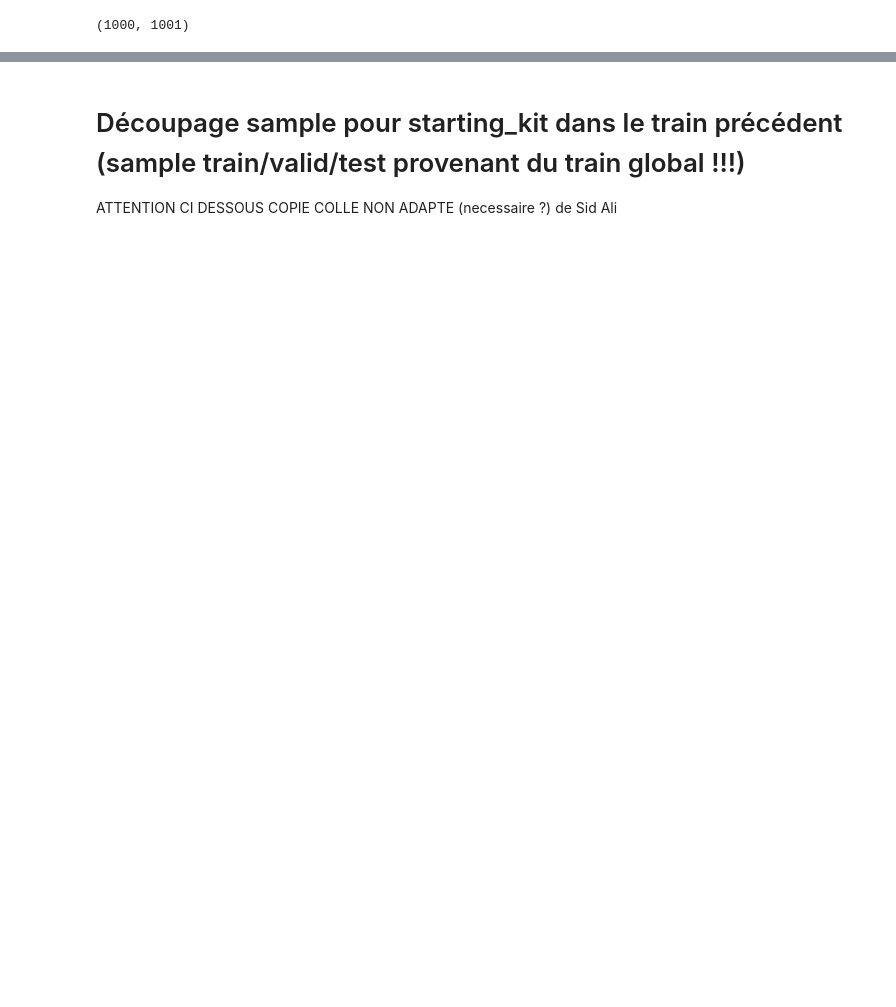
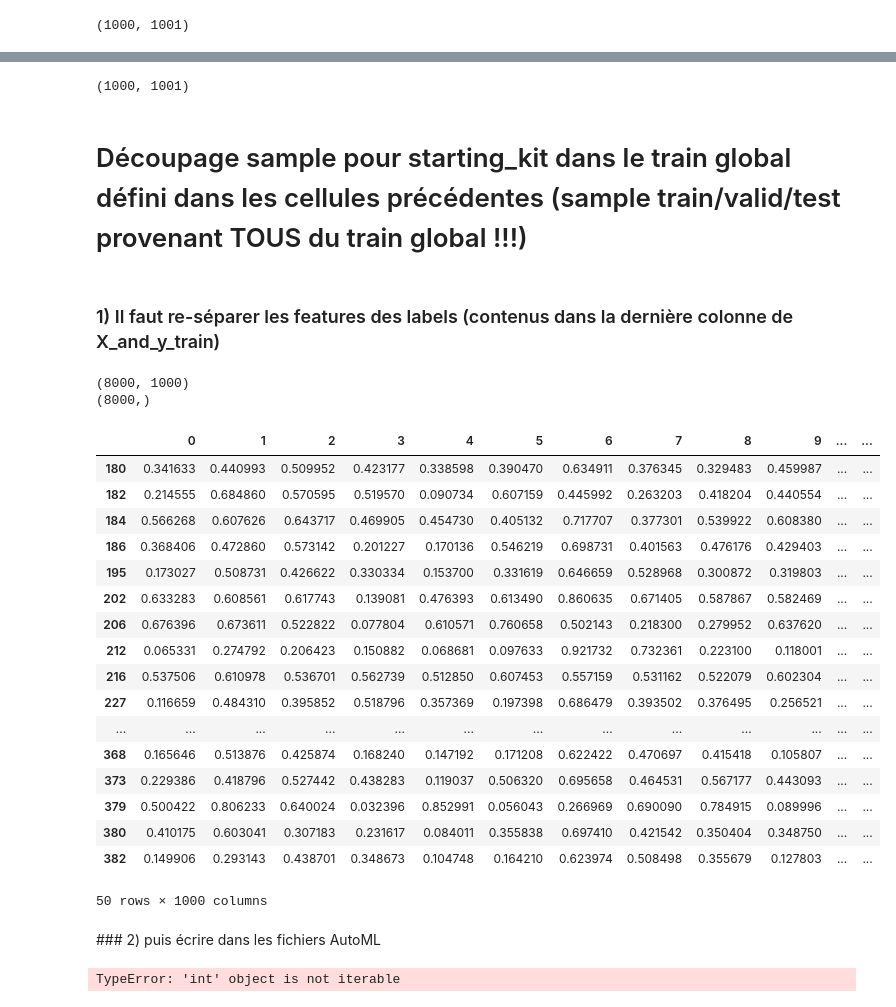
Before and after one commit to HADACA/HADACA, a Jupyter notebook: file_share/decoupageDefinitif_format_AutoML.ipynb, the cells around one changed output, grey strips where cells are left out. Drawn from its saved outputs; the diff is of its cells as text; code cells hidden in the pictures; blank space fills up the shorter version.

```diff
--- a/file_share/decoupageDefinitif_format_AutoML.ipynb
+++ b/file_share/decoupageDefinitif_format_AutoML.ipynb
@@ -246,22 +240,71 @@ print(X_and_y_valid.shape)
+# %%
+X_and_y_class0_test = X_and_y_class0[800:900]
+X_and_y_class1_test = X_and_y_class1[800:900]
+X_and_y_class2_test = X_and_y_class2[800:900]
+X_and_y_class3_test = X_and_y_class3[800:900]
+X_and_y_class4_test = X_and_y_class4[800:900]
+X_and_y_class5_test = X_and_y_class5[800:900]
+X_and_y_class6_test = X_and_y_class6[800:900]
+X_and_y_class7_test = X_and_y_class7[800:900]
+X_and_y_class8_test = X_and_y_class8[800:900]
+X_and_y_class9_test = X_and_y_class9[800:900]
+
+# TRAIN global par concaténations des 800 premiers de chaque classe pour obtenir un train équilibré
+X_and_y_test = pd.concat([X_and_y_class0_test,X_and_y_class1_test, X_and_y_class2_test,X_and_y_class3_test,X_and_y_class4_test,X_and_y_class5_test,X_and_y_class6_test,X_and_y_class7_test,X_and_y_class8_test,X_and_y_class9_test], axis=0, sort=False)
+print(X_and_y_test.shape)
+# %% [output]
+(1000, 1001)
 # %% [markdown]
-# Découpage sample pour starting_kit dans le train précédent (sample train/valid/test provenant du train global !!!)
-
-
-ATTENTION CI DESSOUS COPIE COLLE NON ADAPTE (necessaire ?) de Sid Ali
+# Découpage sample pour starting_kit dans le train global défini dans les cellules précédentes (sample train/valid/test provenant TOUS du train global !!!)
+# %% [markdown]
+### 1) Il faut re-séparer les features des labels (contenus dans la dernière colonne de X_and_y_train)
+# %%
+X_sample_startingKit = X_and_y_train.iloc[:,:-1]
+print(X_sample_startingKit.shape)
+#X_sample_startingKit.head(n=2)
+
+Y_sample_startingKit = X_and_y_train.iloc[:,-1]
+print(Y_sample_startingKit.shape)
+# %% [output]
+(8000, 1000)
+(8000,)
+# %%
+X_sample_startingKit[50:100]
+# %% [output]
+|  | 0 | 1 | 2 | 3 | 4 | 5 | 6 | 7 | 8 | 9 | ... | ... |
+| 180 | 0.341633 | 0.440993 | 0.509952 | 0.423177 | 0.338598 | 0.390470 | 0.634911 | 0.376345 | 0.329483 | 0.459987 | ... | ... |
+| 182 | 0.214555 | 0.684860 | 0.570595 | 0.519570 | 0.090734 | 0.607159 | 0.445992 | 0.263203 | 0.418204 | 0.440554 | ... | ... |
+| 184 | 0.566268 | 0.607626 | 0.643717 | 0.469905 | 0.454730 | 0.405132 | 0.717707 | 0.377301 | 0.539922 | 0.608380 | ... | ... |
+| 186 | 0.368406 | 0.472860 | 0.573142 | 0.201227 | 0.170136 | 0.546219 | 0.698731 | 0.401563 | 0.476176 | 0.429403 | ... | ... |
+| 195 | 0.173027 | 0.508731 | 0.426622 | 0.330334 | 0.153700 | 0.331619 | 0.646659 | 0.528968 | 0.300872 | 0.319803 | ... | ... |
+| 202 | 0.633283 | 0.608561 | 0.617743 | 0.139081 | 0.476393 | 0.613490 | 0.860635 | 0.671405 | 0.587867 | 0.582469 | ... | ... |
+| 206 | 0.676396 | 0.673611 | 0.522822 | 0.077804 | 0.610571 | 0.760658 | 0.502143 | 0.218300 | 0.279952 | 0.637620 | ... | ... |
+| 212 | 0.065331 | 0.274792 | 0.206423 | 0.150882 | 0.068681 | 0.097633 | 0.921732 | 0.732361 | 0.223100 | 0.118001 | ... | ... |
+| 216 | 0.537506 | 0.610978 | 0.536701 | 0.562739 | 0.512850 | 0.607453 | 0.557159 | 0.531162 | 0.522079 | 0.602304 | ... | ... |
+| 227 | 0.116659 | 0.484310 | 0.395852 | 0.518796 | 0.357369 | 0.197398 | 0.686479 | 0.393502 | 0.376495 | 0.256521 | ... | ... |
+| ... | ... | ... | ... | ... | ... | ... | ... | ... | ... | ... | ... | ... |
+| 368 | 0.165646 | 0.513876 | 0.425874 | 0.168240 | 0.147192 | 0.171208 | 0.622422 | 0.470697 | 0.415418 | 0.105807 | ... | ... |
+| 373 | 0.229386 | 0.418796 | 0.527442 | 0.438283 | 0.119037 | 0.506320 | 0.695658 | 0.464531 | 0.567177 | 0.443093 | ... | ... |
+| 379 | 0.500422 | 0.806233 | 0.640024 | 0.032396 | 0.852991 | 0.056043 | 0.266969 | 0.690090 | 0.784915 | 0.089996 | ... | ... |
+| 380 | 0.410175 | 0.603041 | 0.307183 | 0.231617 | 0.084011 | 0.355838 | 0.697410 | 0.421542 | 0.350404 | 0.348750 | ... | ... |
+| 382 | 0.149906 | 0.293143 | 0.438701 | 0.348673 | 0.104748 | 0.164210 | 0.623974 | 0.508498 | 0.355679 | 0.127803 | ... | ... |
+50 rows × 1000 columns
+# %% [markdown]
+### 2) puis écrire dans les fichiers AutoML
 # %%
-with open('../starting_kit/sample_data/hadaca_feat1.name', 'w') as f:
-    for i in range(X_resampled.shape[1]):
+with open('../starting_kit/sample_data/hadaca_feat.name', 'w') as f:
+    for i in range(X_sample_startingKit.shape[1]):
         f.write('methyl_{}\n'.format(i))
 
 with open('../starting_kit/sample_data/hadaca_train.data', 'w') as f:
-    for x in X_resampled[50:100]:
+    for x in X_sample_startingKit[50:100]:
         for feat in x:
             f.write('{} '.format(feat))
 
         f.write('\n')
 
 with open('../starting_kit/sample_data/hadaca_test.data', 'w') as f:
-    for x in X_resampled[:50]:
+    for x in X_sample_startingKit[:50]:
         for feat in x:
             f.write('{} '.format(feat))
 
@@ -269,27 +312,29 @@ with open('../starting_kit/sample_data/hadaca_test.data', 'w') as f:
 
 
 with open('../starting_kit/sample_data/hadaca_valid.data', 'w') as f:
-    for x in X_resampled[100:150]:
+    for x in X_sample_startingKit[100:150]:
         for feat in x:
             f.write('{} '.format(feat))
 
         f.write('\n')
 
 with open('../starting_kit/sample_data/hadaca_train.solution', 'w') as f:
-    for x in y_resampled[50:100]:
+    for x in Y_sample_startingKit[50:100]:
         f.write('{}'.format(x))
 
         f.write('\n')
 
 with open('../starting_kit/sample_data/hadaca_test.solution', 'w') as f:
-    for x in y_resampled[:50]:
+    for x in Y_sample_startingKit[:50]:
         f.write('{}'.format(x))
 
         f.write('\n')
 
 
 with open('../starting_kit/sample_data/hadaca_valid.solution', 'w') as f:
-    for x in y_resampled[100:150]:
+    for x in Y_sample_startingKit[100:150]:
         f.write('{}'.format(x))
 
         f.write('\n')
+# %% [output]
+TypeError: 'int' object is not iterable
```
Also changed, not shown: parts of 9 cells of this notebook.
